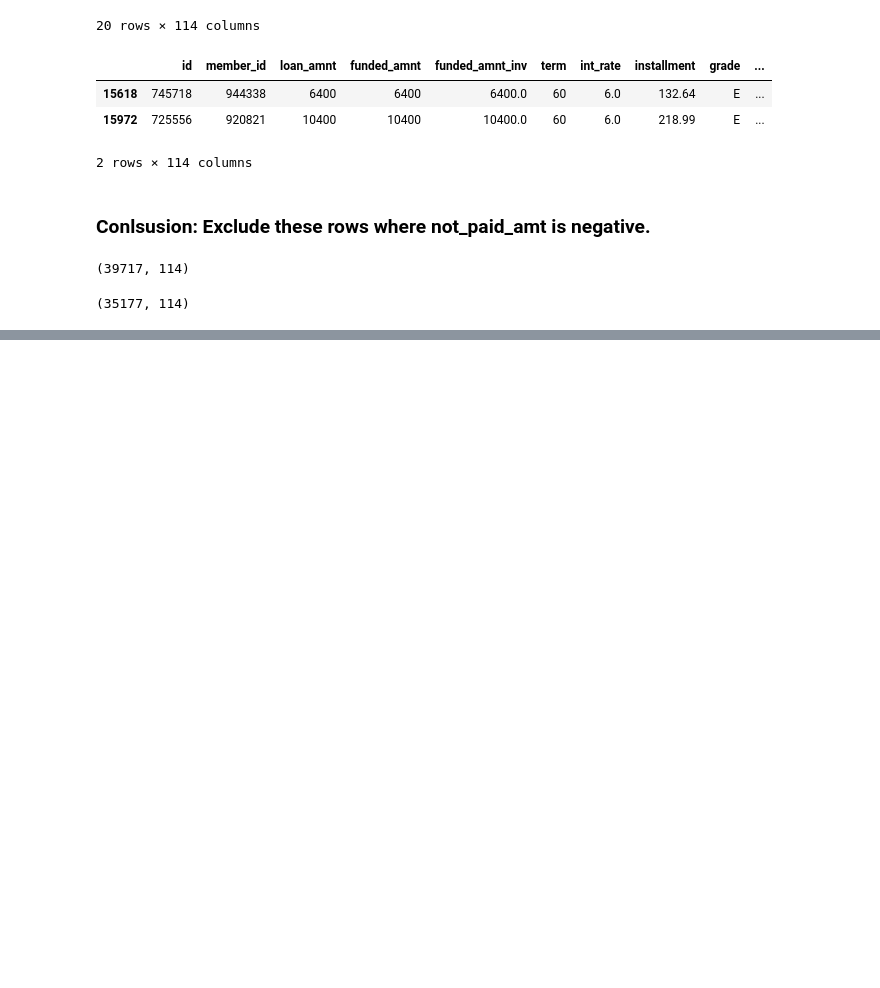
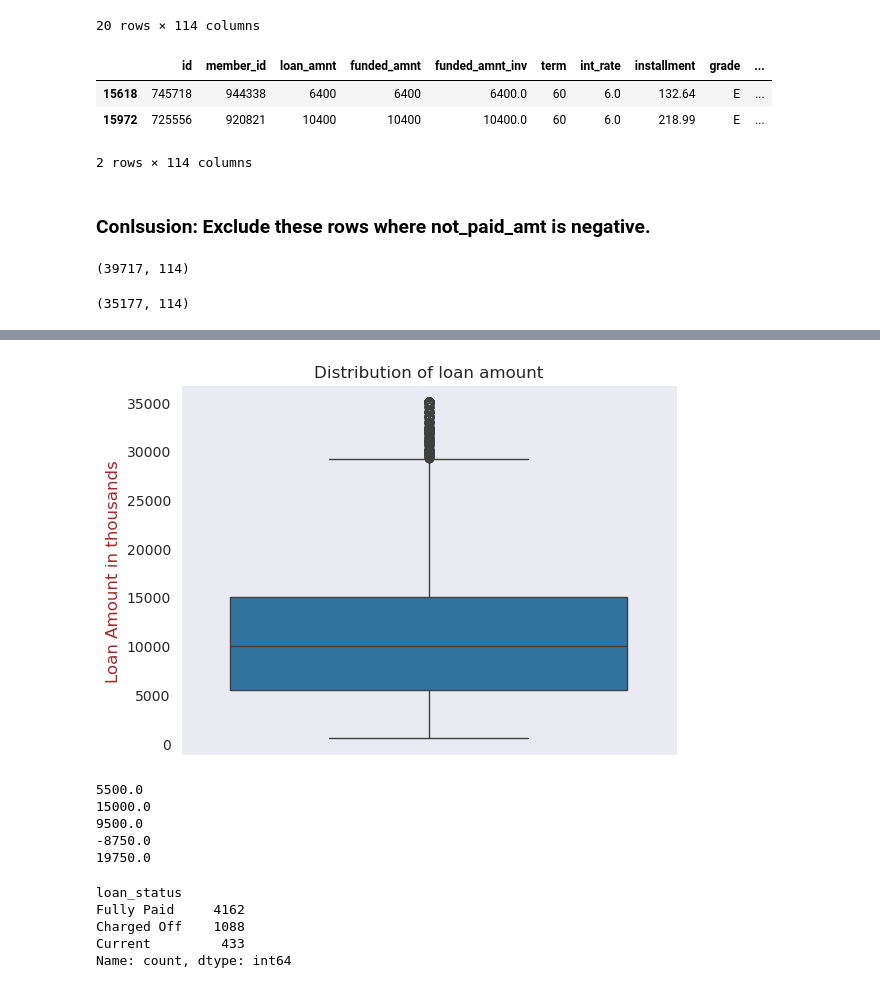
Before and after one commit to PraveenSM/LendingClubCaseStudy, a Jupyter notebook: Praveen_Mathad.ipynb, the cells around one changed output, grey strips where cells are left out. Saved outputs shown, nothing was run; the diff lists cells and outputs as text; code cells hidden in the pictures; blank space fills up the shorter version.

```diff
--- a/Praveen_Mathad.ipynb
+++ b/Praveen_Mathad.ipynb
@@ -484,0 +524,37 @@ sns.boxplot(df1['not_paid_amt'])
+# %%
+sns.boxplot(df1['loan_amnt'])
+plt.title("Distribution of loan amount", fontsize=12)
+#plt.xlabel("", fontdict={'fontsize': 12, 'fontweight' : 5, 'color' : 'Brown'})
+plt.ylabel("Loan Amount in thousands", fontdict={'fontsize': 12, 'fontweight' : 5, 'color' : 'Brown'} )
+plt.show()
+# %% [output]
+[figure, added]
+# %%
+# Find the outliers and understand the loan amt
+p25 = df1['loan_amnt'].quantile(0.25)
+p75 = df1['loan_amnt'].quantile(0.75)
+
+IQR = p75 - p25
+lower_range = p25 - IQR * 1.5
+higher_range = p25 + IQR * 1.5
+
+print(p25)
+print(p75)
+print(IQR)
+print(lower_range)
+print(higher_range)
+# %% [output]
+5500.0
+15000.0
+9500.0
+-8750.0
+19750.0
+# %%
+outliers = df1[(df1['loan_amnt'] > higher_range) |  (df1['loan_amnt'] < lower_range)]
+outliers['loan_status'].value_counts()
+# %% [output]
+loan_status
+Fully Paid     4162
+Charged Off    1088
+Current         433
+Name: count, dtype: int64
```
Also changed, not shown: parts of 40 cells of this notebook.
